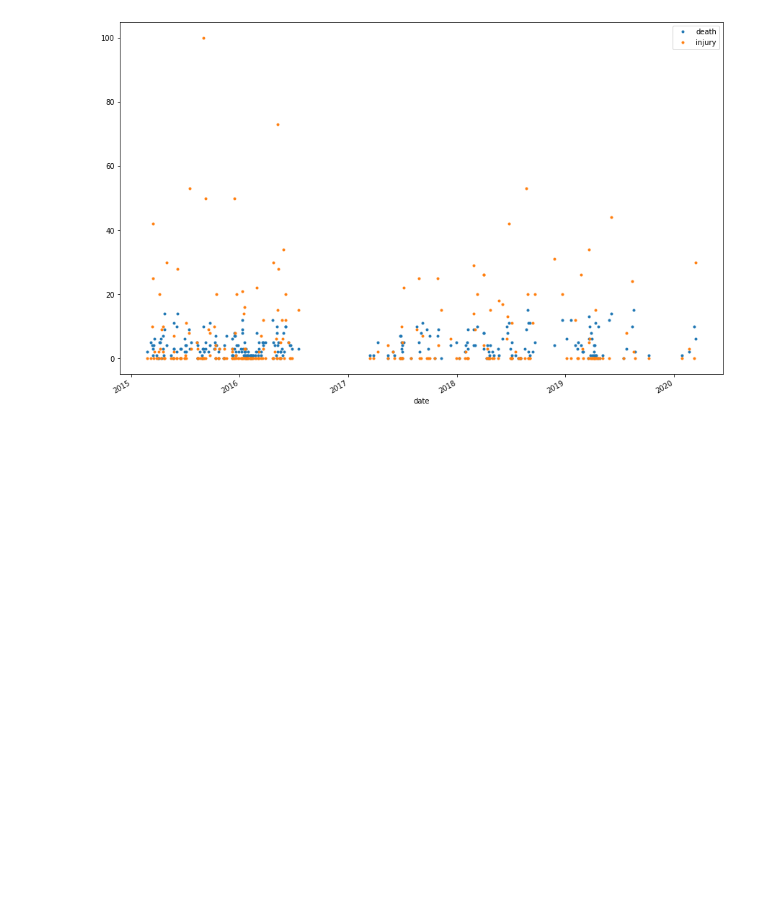
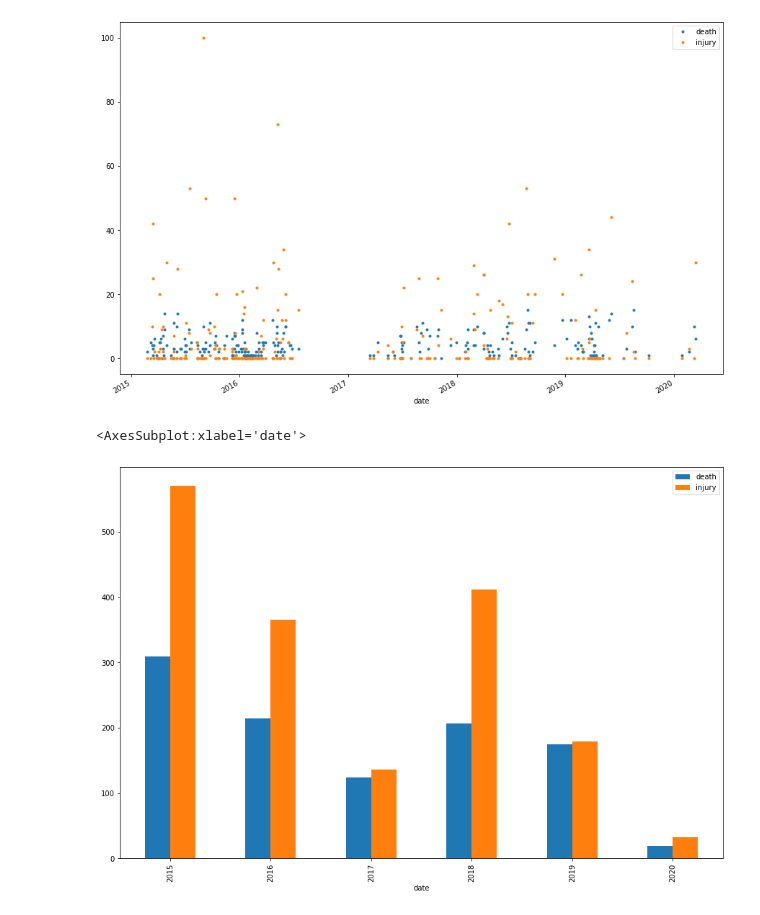
Before and after one commit to mrshoikot/accident-survey-nlp, a Jupyter notebook: plots.ipynb, the cells around one changed output. Saved outputs shown, nothing was run; the diff lists cells and outputs as text; code cells hidden in the pictures; blank space fills up the shorter version.

Commit message:
attached few more plots

```diff
--- a/plots.ipynb
+++ b/plots.ipynb
@@ -71,3 +71,9 @@ df.plot(x='date', y=["death", 'injury'], figsize=(15,10), style=".")
 # %% [output]
 <AxesSubplot:xlabel='date'>
 [figure]
+# %%
+DateGroup = df.groupby(df.date.dt.year).sum()
+DateGroup.plot.bar(figsize=(15,10))
+# %% [output]
+<AxesSubplot:xlabel='date'>
+[figure, added]
```
Also changed, not shown: parts of 2 cells of this notebook.
